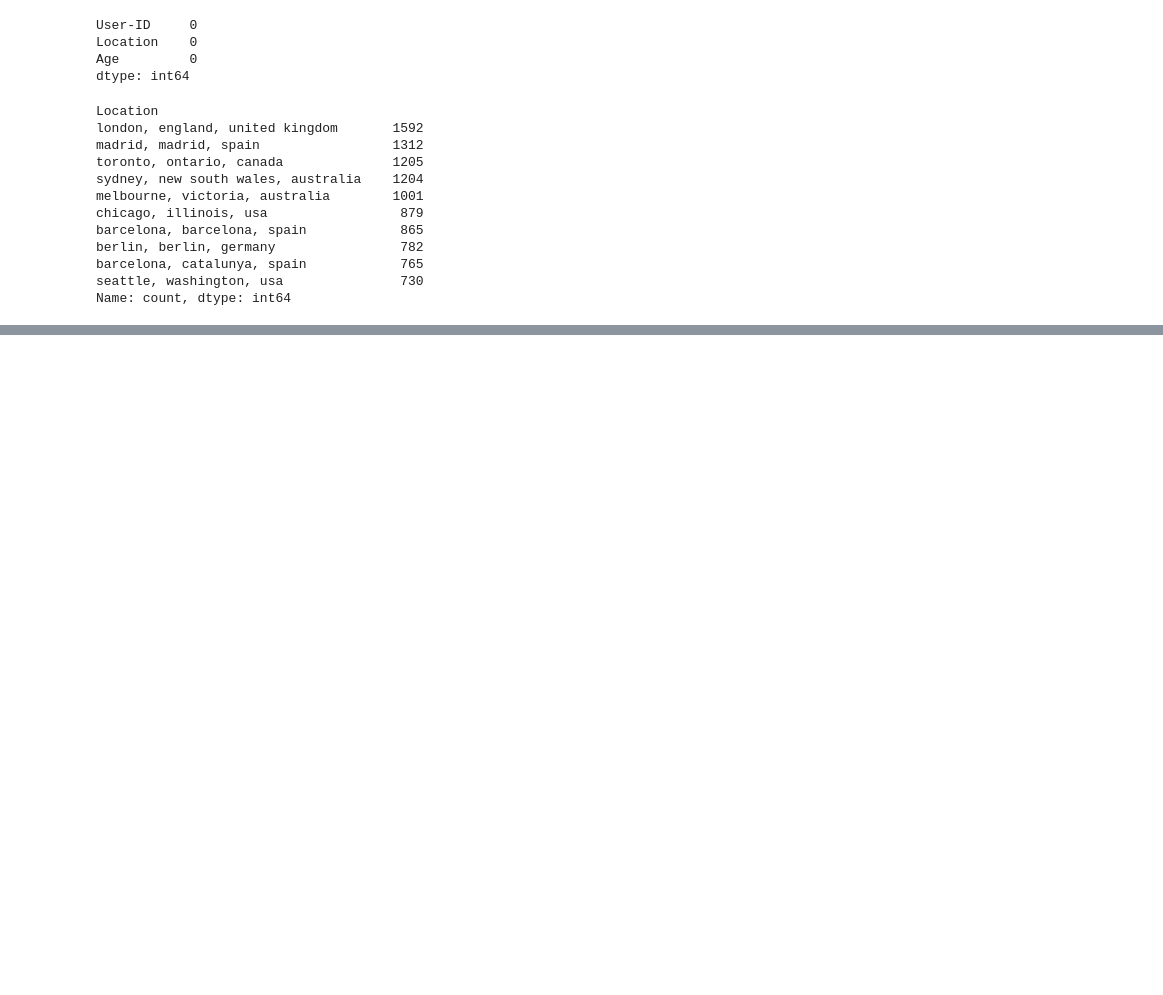
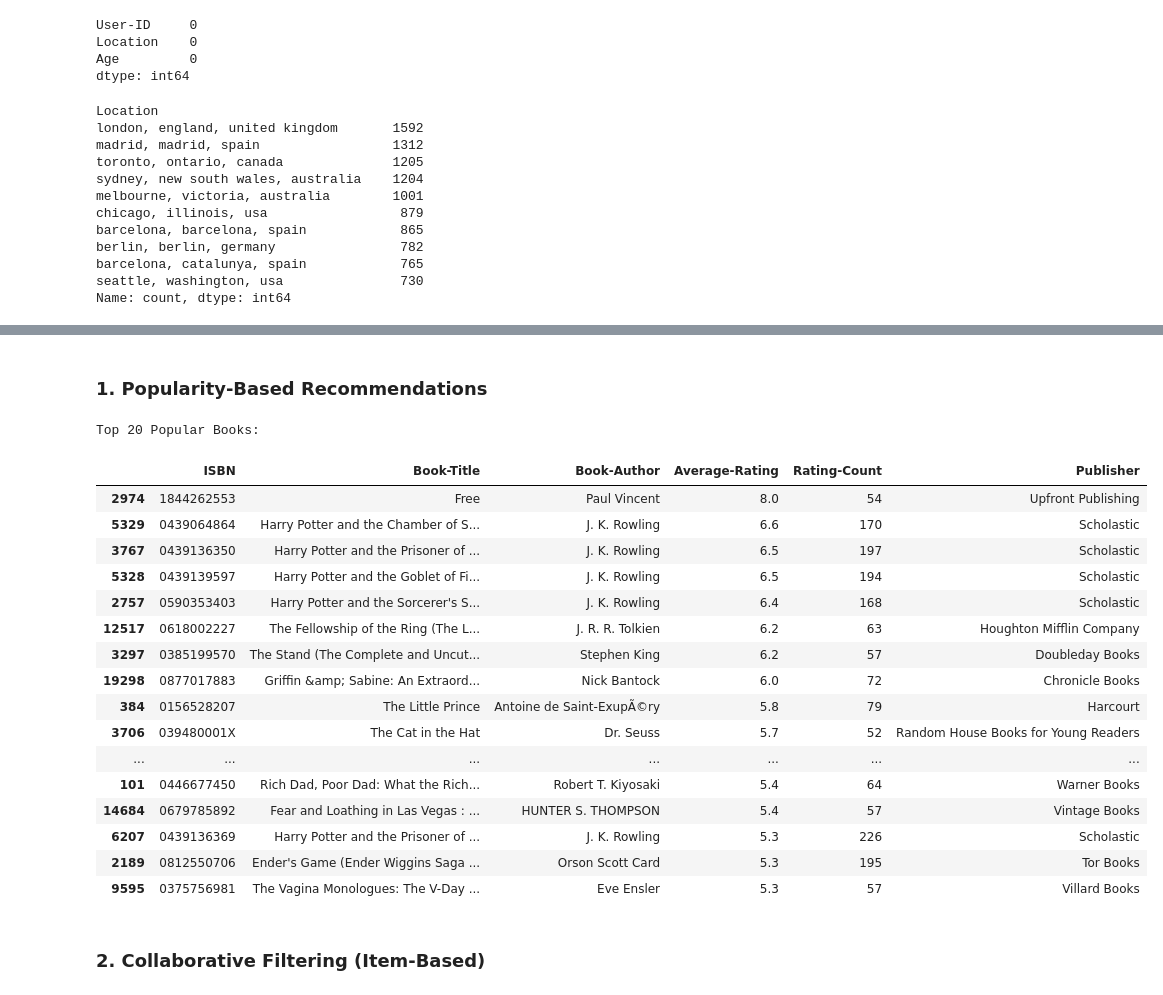
Before and after one commit to adityakanamadi281/Book_Recommendation_System, a Jupyter notebook: notebook/Book_Recommendation_System.ipynb, the cells around one changed output, grey strips where cells are left out. Drawn from its saved outputs; the diff is of its cells as text; code cells hidden in the pictures; blank space fills up the shorter version.

Commit message:
Recommendation System

```diff
--- a/notebook/Book_Recommendation_System.ipynb
+++ b/notebook/Book_Recommendation_System.ipynb
@@ -640,0 +654,57 @@ Name: count, dtype: int64
+# %% [markdown]
+### 1. Popularity-Based Recommendations
+# %%
+def popularity_based_recommendations(n=10, min_ratings=50):
+    """
+    Get the most popular books based on average rating and number of ratings.
+
+    Parameters:
+    - n: Number of recommendations to return
+    - min_ratings: Minimum number of ratings required for a book to be considered
+
+    Returns:
+    - DataFrame with top N popular books
+    """
+    # Calculate number of ratings per book
+    rating_counts = BookRating.groupby('ISBN')['Book-Rating'].count().reset_index()
+    rating_counts.rename(columns={'Book-Rating': 'Rating-Count'}, inplace=True)
+
+    # Merge with books_with_rating
+    popular_books = pd.merge(books_with_rating, rating_counts, on='ISBN')
+
+    # Filter books with minimum ratings
+    popular_books = popular_books[popular_books['Rating-Count'] >= min_ratings]
+
+    # Sort by average rating (descending) and rating count (descending)
+    popular_books = popular_books.sort_values(
+        by=['Average-Rating', 'Rating-Count'],
+        ascending=[False, False]
+    )
+
+    return popular_books[['ISBN', 'Book-Title', 'Book-Author', 'Average-Rating', 'Rating-Count', 'Publisher']].head(n)
+
+# Get top 20 popular books
+popular_recommendations = popularity_based_recommendations(n=20, min_ratings=50)
+print("Top 20 Popular Books:")
+popular_recommendations
+# %% [output]
+Top 20 Popular Books:
+|  | ISBN | Book-Title | Book-Author | Average-Rating | Rating-Count | Publisher |
+| 2974 | 1844262553 | Free | Paul Vincent | 8.0 | 54 | Upfront Publishing |
+| 5329 | 0439064864 | Harry Potter and the Chamber of S... | J. K. Rowling | 6.6 | 170 | Scholastic |
+| 3767 | 0439136350 | Harry Potter and the Prisoner of ... | J. K. Rowling | 6.5 | 197 | Scholastic |
+| 5328 | 0439139597 | Harry Potter and the Goblet of Fi... | J. K. Rowling | 6.5 | 194 | Scholastic |
+| 2757 | 0590353403 | Harry Potter and the Sorcerer's S... | J. K. Rowling | 6.4 | 168 | Scholastic |
+| 12517 | 0618002227 | The Fellowship of the Ring (The L... | J. R. R. Tolkien | 6.2 | 63 | Houghton Mifflin Company |
+| 3297 | 0385199570 | The Stand (The Complete and Uncut... | Stephen King | 6.2 | 57 | Doubleday Books |
+| 19298 | 0877017883 | Griffin &amp; Sabine: An Extraord... | Nick Bantock | 6.0 | 72 | Chronicle Books |
+| 384 | 0156528207 | The Little Prince | Antoine de Saint-ExupÃ©ry | 5.8 | 79 | Harcourt |
+| 3706 | 039480001X | The Cat in the Hat | Dr. Seuss | 5.7 | 52 | Random House Books for Young Readers |
+| ... | ... | ... | ... | ... | ... | ... |
+| 101 | 0446677450 | Rich Dad, Poor Dad: What the Rich... | Robert T. Kiyosaki | 5.4 | 64 | Warner Books |
+| 14684 | 0679785892 | Fear and Loathing in Las Vegas : ... | HUNTER S. THOMPSON | 5.4 | 57 | Vintage Books |
+| 6207 | 0439136369 | Harry Potter and the Prisoner of ... | J. K. Rowling | 5.3 | 226 | Scholastic |
+| 2189 | 0812550706 | Ender's Game (Ender Wiggins Saga ... | Orson Scott Card | 5.3 | 195 | Tor Books |
+| 9595 | 0375756981 | The Vagina Monologues: The V-Day ... | Eve Ensler | 5.3 | 57 | Villard Books |
+# %% [markdown]
+### 2. Collaborative Filtering (Item-Based)
```
Also changed, not shown: parts of 17 cells of this notebook, 14 other files.
